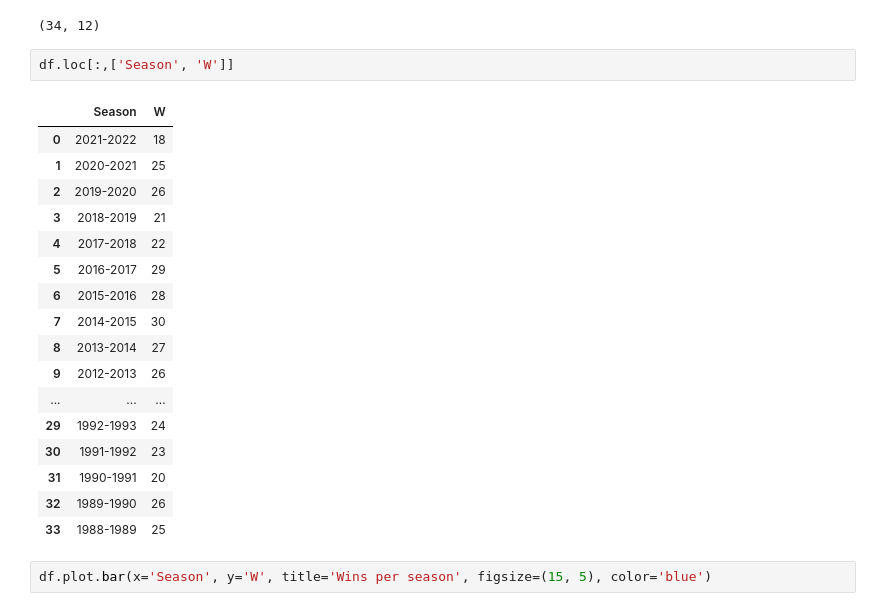
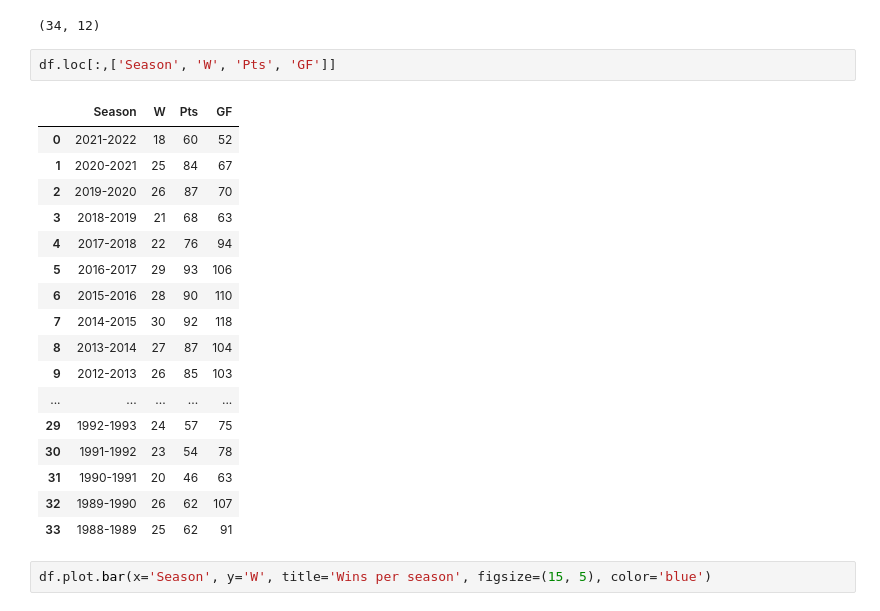
Before and after one commit to RoloPineda/real-madrid-stats, a Jupyter notebook: soccer-stats.ipynb, the cells around one changed output. Cells and saved outputs as stored; diff of their text form.

Commit message:
W, Pts, GF displayed on table

```diff
--- a/soccer-stats.ipynb
+++ b/soccer-stats.ipynb
@@ -127,25 +127,25 @@ df_to_np.shape
 # %% [output]
 (34, 12)
 # %%
-df.loc[:,['Season', 'W']]
+df.loc[:,['Season', 'W', 'Pts', 'GF']]
 # %% [output]
-|  | Season | W |
-| 0 | 2021-2022 | 18 |
-| 1 | 2020-2021 | 25 |
-| 2 | 2019-2020 | 26 |
-| 3 | 2018-2019 | 21 |
-| 4 | 2017-2018 | 22 |
-| 5 | 2016-2017 | 29 |
-| 6 | 2015-2016 | 28 |
-| 7 | 2014-2015 | 30 |
-| 8 | 2013-2014 | 27 |
-| 9 | 2012-2013 | 26 |
-| ... | ... | ... |
-| 29 | 1992-1993 | 24 |
-| 30 | 1991-1992 | 23 |
-| 31 | 1990-1991 | 20 |
-| 32 | 1989-1990 | 26 |
-| 33 | 1988-1989 | 25 |
+|  | Season | W | Pts | GF |
+| 0 | 2021-2022 | 18 | 60 | 52 |
+| 1 | 2020-2021 | 25 | 84 | 67 |
+| 2 | 2019-2020 | 26 | 87 | 70 |
+| 3 | 2018-2019 | 21 | 68 | 63 |
+| 4 | 2017-2018 | 22 | 76 | 94 |
+| 5 | 2016-2017 | 29 | 93 | 106 |
+| 6 | 2015-2016 | 28 | 90 | 110 |
+| 7 | 2014-2015 | 30 | 92 | 118 |
+| 8 | 2013-2014 | 27 | 87 | 104 |
+| 9 | 2012-2013 | 26 | 85 | 103 |
+| ... | ... | ... | ... | ... |
+| 29 | 1992-1993 | 24 | 57 | 75 |
+| 30 | 1991-1992 | 23 | 54 | 78 |
+| 31 | 1990-1991 | 20 | 46 | 63 |
+| 32 | 1989-1990 | 26 | 62 | 107 |
+| 33 | 1988-1989 | 25 | 62 | 91 |
 # %%
 df.plot.bar(x='Season', y='W', title='Wins per season', figsize=(15, 5), color='blue')
 # %% [output]
```
